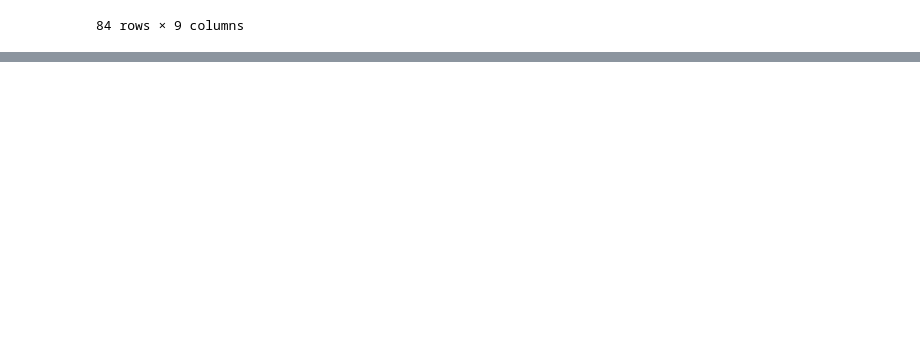
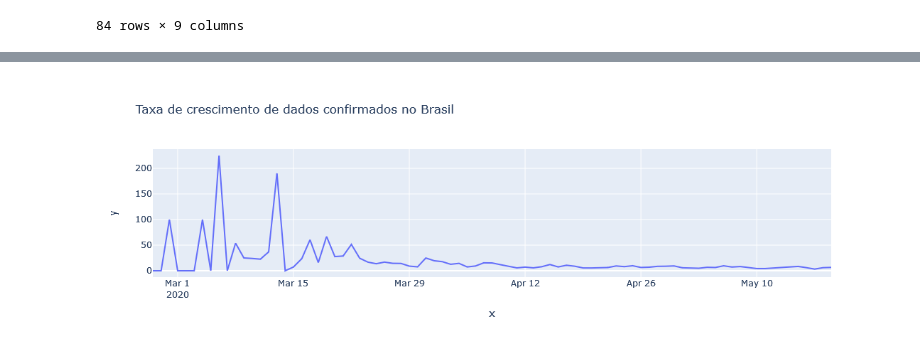
Before and after one commit to gssantaella/proj-evolucao-covid19, a Jupyter notebook: analise-covid-19.ipynb, the cells around one changed output, grey strips where cells are left out. Cells and saved outputs as stored; diff of their text form; code cells hidden in the pictures; blank space fills up the shorter version.

```diff
--- a/analise-covid-19.ipynb
+++ b/analise-covid-19.ipynb
@@ -144,0 +194,19 @@ px.line(df_brasil, x='observationdate', y='novoscasos', title='Novos casos por d
+# %%
+def taxa_crescimento_diaria(data, variavel, data_inicio=None):
+    if data_inicio == None:
+        data_inicio = data.observationdate.loc[data[variavel] > 0].min()
+    else:
+        data_inicio = pd.to_datetime(data_inicio)
+
+    data_fim = data.observationdate.max()
+
+    n = (data_fim - data_inicio).days
+
+    taxas = list(map(
+        lambda x: (data[variavel].iloc[x] - data[variavel].iloc[x-1]) / data[variavel].iloc[x-1],
+        range(1, n+1)
+    ))
+
+    return np.array(taxas) * 100
+# %%
+tx_dia = taxa_crescimento_diaria(df_brasil, 'confirmed')
@@ -144,0 +233,7 @@ px.line(df_brasil, x='observationdate', y='novoscasos', title='Novos casos por d
+# %%
+primeiro_dia = df_brasil.observationdate.loc[df_brasil.confirmed > 0].min()
+
+px.line(x=pd.date_range(primeiro_dia, df_brasil.observationdate.max())[1:],
+       y=tx_dia, title='Taxa de crescimento de dados confirmados no Brasil')
+# %% [output]
+[figure, added]
```
Also changed, not shown: parts of 7 cells of this notebook.
